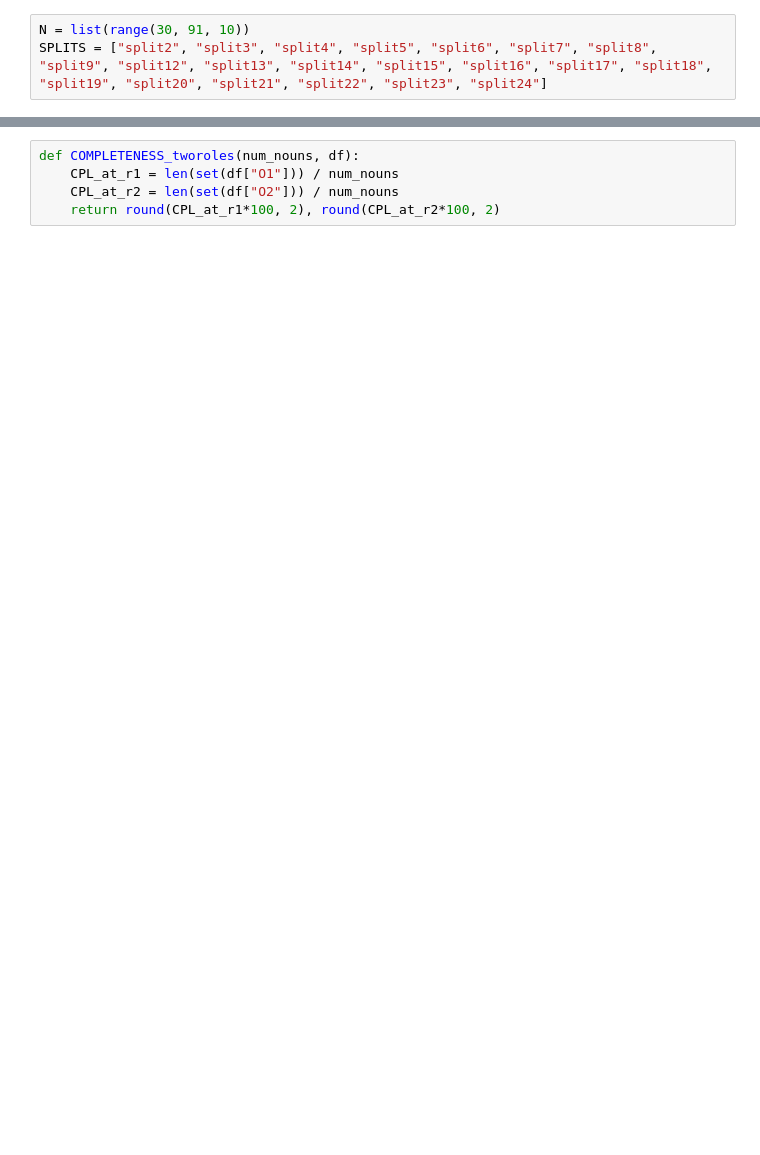
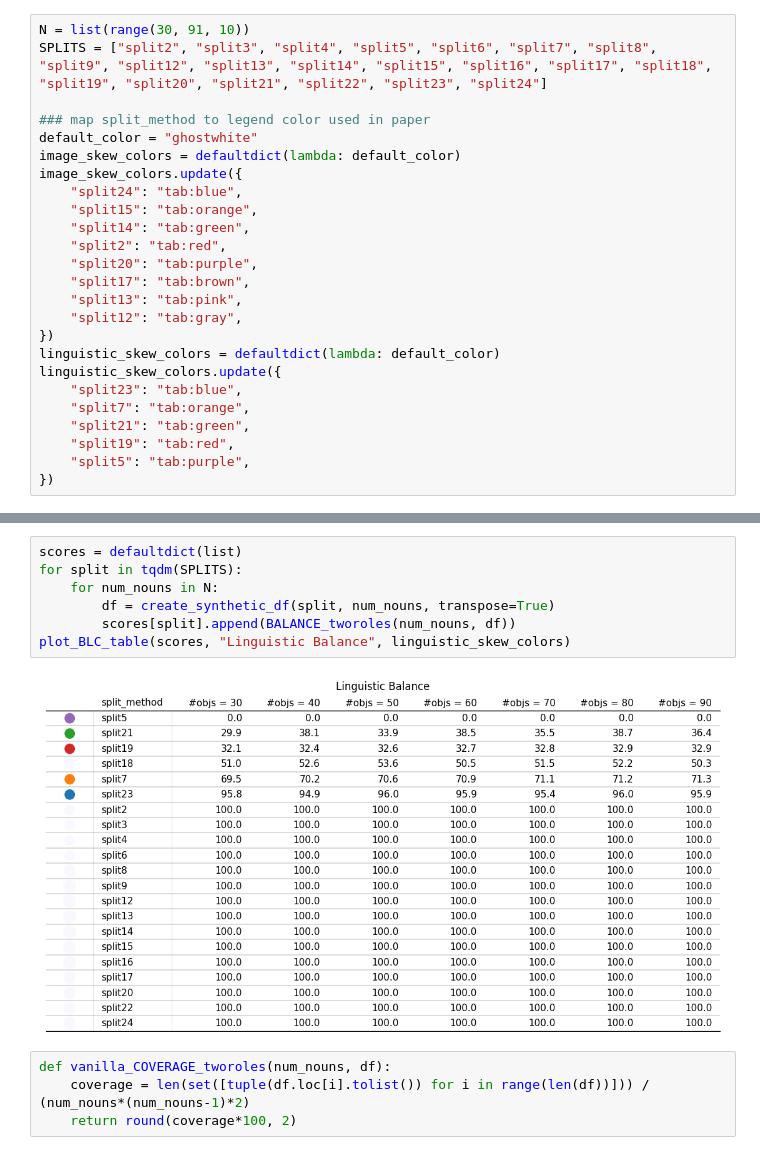
Before and after one commit to zdxdsw/skewed_relations_T2I, a Jupyter notebook: notebooks/quantifying_skew.ipynb, the cells around one changed output, grey strips where cells are left out. Drawn from its saved outputs; the diff is of its cells as text; blank space fills up the shorter version.

Commit message:
finish formalism notebook, add metric summary charts

```diff
--- a/notebooks/quantifying_skew.ipynb
+++ b/notebooks/quantifying_skew.ipynb
@@ -18,4 +50,26 @@ CMAP = colors + ['navy', 'olive', 'peru', 'deeppink', 'lightgreen', 'limegreen',
 # %%
 N = list(range(30, 91, 10))
 SPLITS = ["split2", "split3", "split4", "split5", "split6", "split7", "split8", "split9", "split12", "split13", "split14", "split15", "split16", "split17", "split18", "split19", "split20", "split21", "split22", "split23", "split24"]
+
+### map split_method to legend color used in paper
+default_color = "ghostwhite"
+image_skew_colors = defaultdict(lambda: default_color)
+image_skew_colors.update({
+    "split24": "tab:blue",
+    "split15": "tab:orange",
+    "split14": "tab:green",
+    "split2": "tab:red",
+    "split20": "tab:purple",
+    "split17": "tab:brown",
+    "split13": "tab:pink",
+    "split12": "tab:gray",
+})
+linguistic_skew_colors = defaultdict(lambda: default_color)
+linguistic_skew_colors.update({
+    "split23": "tab:blue",
+    "split7": "tab:orange",
+    "split21": "tab:green",
+    "split19": "tab:red",
+    "split5": "tab:purple",
+})
 # %%
@@ -34,5 +205,13 @@ def create_synthetic_df(split, num_nouns, transpose=False):
+# %%
+scores = defaultdict(list)
+for split in tqdm(SPLITS):
+    for num_nouns in N:
+        df = create_synthetic_df(split, num_nouns, transpose=True)
+        scores[split].append(BALANCE_tworoles(num_nouns, df))
+plot_BLC_table(scores, "Linguistic Balance", linguistic_skew_colors)
+# %% [output]
+[figure, added]
 # %%
-def COMPLETENESS_tworoles(num_nouns, df):
-    CPL_at_r1 = len(set(df["O1"])) / num_nouns
-    CPL_at_r2 = len(set(df["O2"])) / num_nouns
-    return round(CPL_at_r1*100, 2), round(CPL_at_r2*100, 2)
+def vanilla_COVERAGE_tworoles(num_nouns, df):
+    coverage = len(set([tuple(df.loc[i].tolist()) for i in range(len(df))])) / (num_nouns*(num_nouns-1)*2)
+    return round(coverage*100, 2)
```
Also changed, not shown: parts of 24 cells of this notebook, 3 other files.
